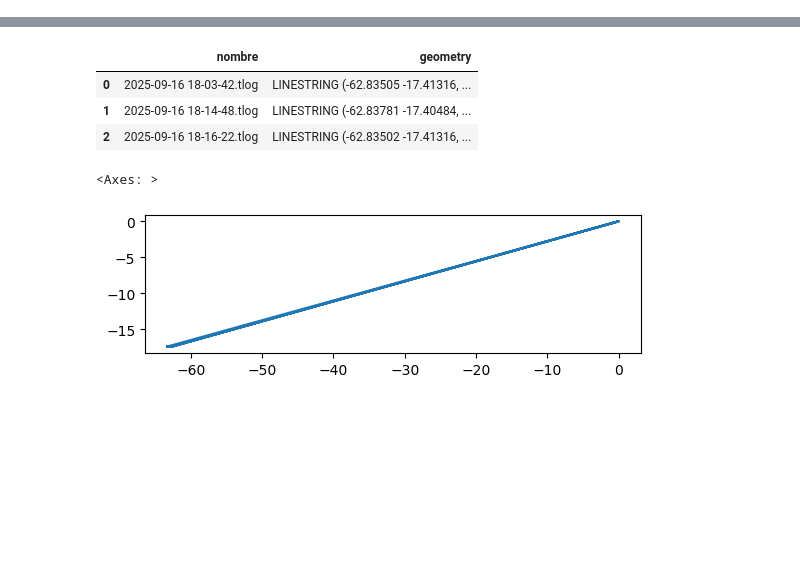
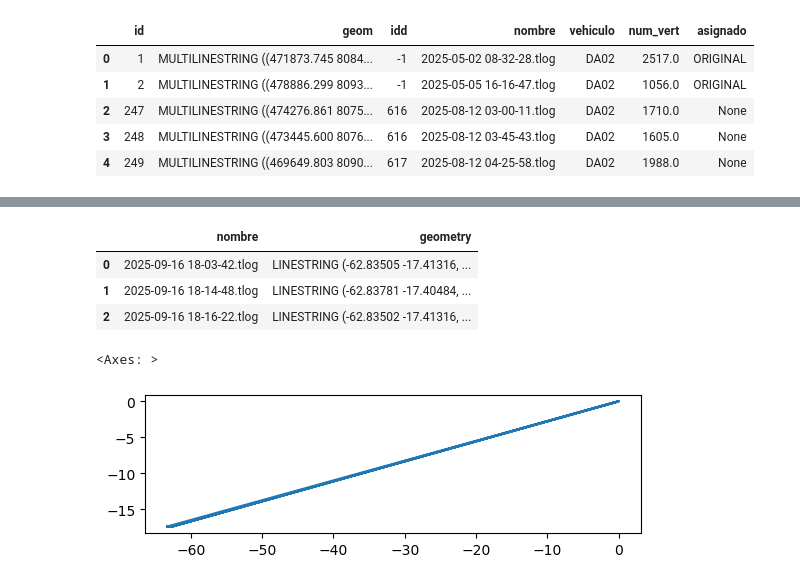
Before and after one commit to bismarksr17/utea_scripts, a Jupyter notebook: drones_tricho/00_procesar_recorridos.ipynb, the cells around one changed output, grey strips where cells are left out. Saved outputs shown, nothing was run; the diff lists cells and outputs as text; code cells hidden in the pictures; blank space fills up the shorter version.

```diff
--- a/drones_tricho/00_procesar_recorridos.ipynb
+++ b/drones_tricho/00_procesar_recorridos.ipynb
@@ -8,8 +8,16 @@ import os
 import geopandas as gpd
 from shapely.geometry import Point, LineString
 
+from sqlalchemy import create_engine
+
 from config import RUTA_UNIDAD_ONE_DRIVE
 from config import RUTA_LOCAL_ONE_DRIVE
+from config import POSTGRES_UTEA
 
 RUTA_COMPLETA = os.path.join(RUTA_UNIDAD_ONE_DRIVE, RUTA_LOCAL_ONE_DRIVE)
+
+def obtener_engine():
+    return create_engine(
+        f"postgresql+psycopg2://{POSTGRES_UTEA['USER']}:{POSTGRES_UTEA['PASSWORD']}@{POSTGRES_UTEA['HOST']}:{POSTGRES_UTEA['PORT']}/{POSTGRES_UTEA['DATABASE']}"
+    )
 # %%
@@ -30,0 +36,15 @@ len(contenido)
+# %%
+gdf_rec = gpd.read_postgis(
+    "SELECT * FROM drones_control_bio.recorridos_lib",
+    obtener_engine(),
+    geom_col='geom'  # columna con la geometría
+)
+# %%
+gdf_rec.head()
+# %% [output]
+|  | id | geom | idd | nombre | vehiculo | num_vert | asignado |
+| 0 | 1 | MULTILINESTRING ((471873.745 8084... | -1 | 2025-05-02 08-32-28.tlog | DA02 | 2517.0 | ORIGINAL |
+| 1 | 2 | MULTILINESTRING ((478886.299 8093... | -1 | 2025-05-05 16-16-47.tlog | DA02 | 1056.0 | ORIGINAL |
+| 2 | 247 | MULTILINESTRING ((474276.861 8075... | 616 | 2025-08-12 03-00-11.tlog | DA02 | 1710.0 | None |
+| 3 | 248 | MULTILINESTRING ((473445.600 8076... | 616 | 2025-08-12 03-45-43.tlog | DA02 | 1605.0 | None |
+| 4 | 249 | MULTILINESTRING ((469649.803 8090... | 617 | 2025-08-12 04-25-58.tlog | DA02 | 1988.0 | None |
```
Also changed, not shown: parts of 29 cells of this notebook, 1 other file.
